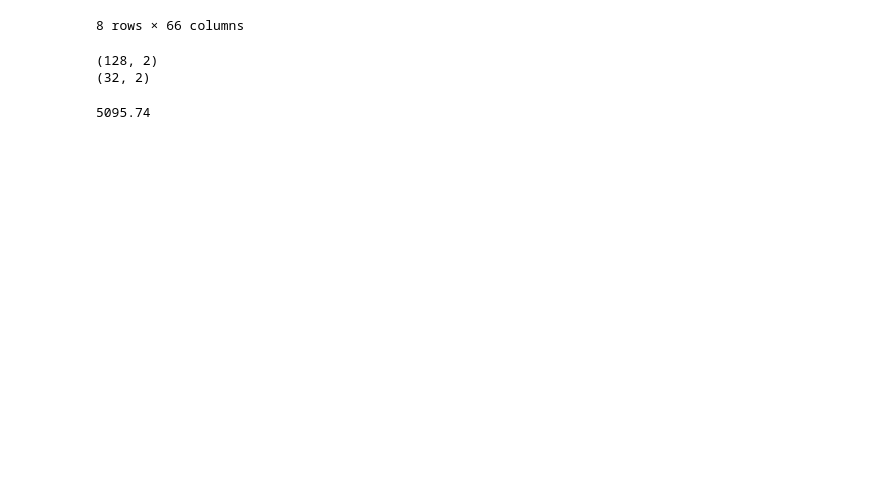
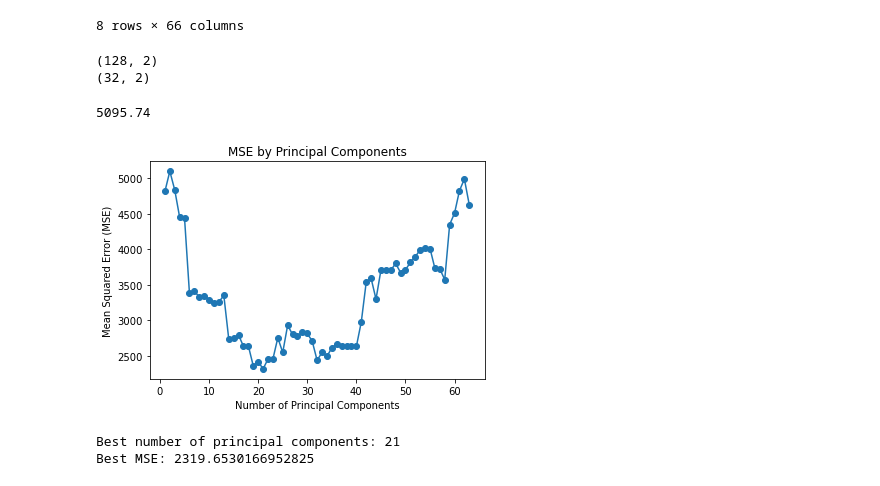
Before and after one commit to lukekerwin/GP1_DS310, a Jupyter notebook: Brian_proj.ipynb, the cells around one changed output. Drawn from its saved outputs; the diff is of its cells as text; code cells hidden in the pictures; blank space fills up the shorter version.

```diff
--- a/Brian_proj.ipynb
+++ b/Brian_proj.ipynb
@@ -127,0 +124,36 @@ np.round(mse, 2)
+# %%
+# Find best principal components by mse score
+
+# Intialize mse
+mse = []
+num_comps = []
+
+for comp in range(1, len(X.columns)):
+    pca = PCA(n_components=comp)
+    X_pca = pca.fit_transform(X)
+
+    X_train, X_test, y_train, y_test = train_test_split(X_pca, y, test_size=0.2, random_state=23)
+
+    lr = LinearRegression()
+    lr.fit(X_train, y_train)
+
+    y_pred = lr.predict(X_test)
+    mse.append(mean_squared_error(y_test, y_pred))
+    num_comps.append(comp)
+
+plt.scatter(num_comps, mse)
+plt.plot(num_comps, mse)
+plt.title("MSE by Principal Components")
+plt.xlabel("Number of Principal Components")
+plt.ylabel("Mean Squared Error (MSE)")
+plt.show()
+# %% [output]
+[figure, added]
+# %%
+best_mse = min(mse)
+best_num_comp = np.argmin(mse)+1
+
+print(f'Best number of principal components: {best_num_comp}\nBest MSE: {best_mse}')
+# %% [output]
+Best number of principal components: 21
+Best MSE: 2319.6530166952825
```
Also changed, not shown: parts of 1 cell of this notebook.
